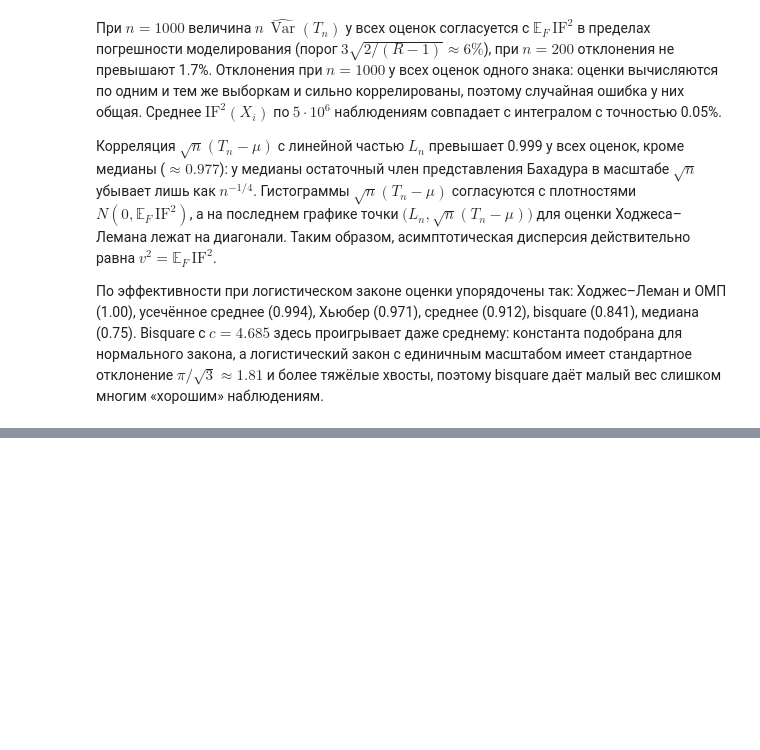
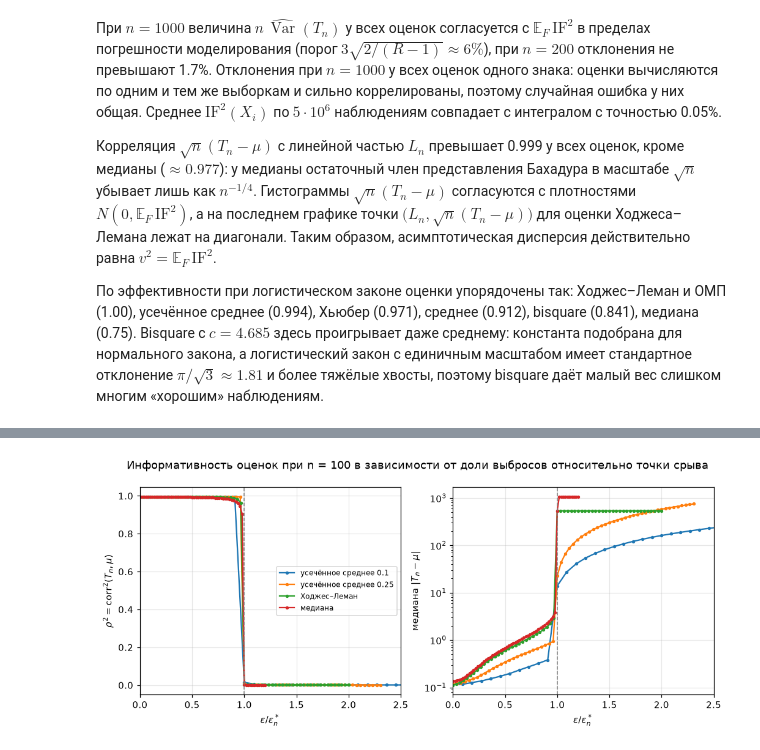
Before and after one commit to paulhowever/stata_ai_2026_WW, a Jupyter notebook: lab2.ipynb, the cells around one changed output, grey strips where cells are left out. Cells and saved outputs as stored; diff of their text form; code cells hidden in the pictures; blank space fills up the shorter version.

```diff
--- a/lab2.ipynb
+++ b/lab2.ipynb
@@ -489,0 +715,49 @@ plt.show()
+# %%
+_rng = rng_for(25)
+R2 = 2000
+_mu = _rng.uniform(-5, 5, R2)
+_A = 10 ** _rng.uniform(2, 4, R2)
+_U = LOGIS.rvs((R2, N2), _rng)
+_rows = []
+for m in range(61):
+    X = _mu[:, None] + _U
+    X[:, :m] = _A[:, None]
+    for name, est in EST2.items():
+        t = est(X)
+        _rows.append({"m": m, "оценка": name, "ρ²": np.corrcoef(t, _mu)[0, 1] ** 2, "med |T − μ|": np.median(np.abs(t - _mu))})
+info = pd.DataFrame(_rows)
+info["ε/ε*_n"] = info["m"] / N2 / info["оценка"].map(BP_N)
+
+fig, axes = plt.subplots(1, 2, figsize=(11, 4))
+for i, name in enumerate(EST2):
+    d = info[info["оценка"] == name]
+    axes[0].plot(d["ε/ε*_n"], d["ρ²"], marker="o", ms=2.5, color=f"C{i}", label=name)
+    axes[1].semilogy(d["ε/ε*_n"], d["med |T − μ|"], marker="o", ms=2.5, color=f"C{i}", label=name)
+for ax in axes:
+    ax.axvline(1, color="gray", ls="--", lw=1)
+    ax.set_xlim(0, 2.5)
+    ax.set_xlabel(r"$\varepsilon / \varepsilon^*_n$")
+axes[0].set_ylabel(r"$\rho^2 = \mathrm{corr}^2(T_n, \mu)$")
+axes[1].set_ylabel(r"медиана $|T_n - \mu|$")
+axes[0].legend(fontsize=8, loc="center right")
+fig.suptitle("Информативность оценок при n = 100 в зависимости от доли выбросов относительно точки срыва")
+plt.show()
+
+_rows = {}
+for name in EST2:
+    m_star = int(round(BP_N[name] * N2))
+    d = info[info["оценка"] == name].set_index("m")
+    _rows[name] = {
+        "m*": m_star,
+        "ρ², m = 0": d.loc[0, "ρ²"],
+        "ρ², m = m*/2": d.loc[m_star // 2, "ρ²"],
+        "ρ², m = m* − 1": d.loc[m_star - 1, "ρ²"],
+        "ρ², m = m*": d.loc[m_star, "ρ²"],
+        "med|T−μ|, m* − 1": d.loc[m_star - 1, "med |T − μ|"],
+        "med|T−μ|, m*": d.loc[m_star, "med |T − μ|"],
+    }
+info_tab = pd.DataFrame(_rows).T
+assert (info_tab["ρ², m = m* − 1"] > 0.85).all() and (info_tab["ρ², m = m*"] < 0.05).all()
+info_tab
+# %% [output]
+[figure, added]
```
Also changed, not shown: parts of 13 cells of this notebook.
